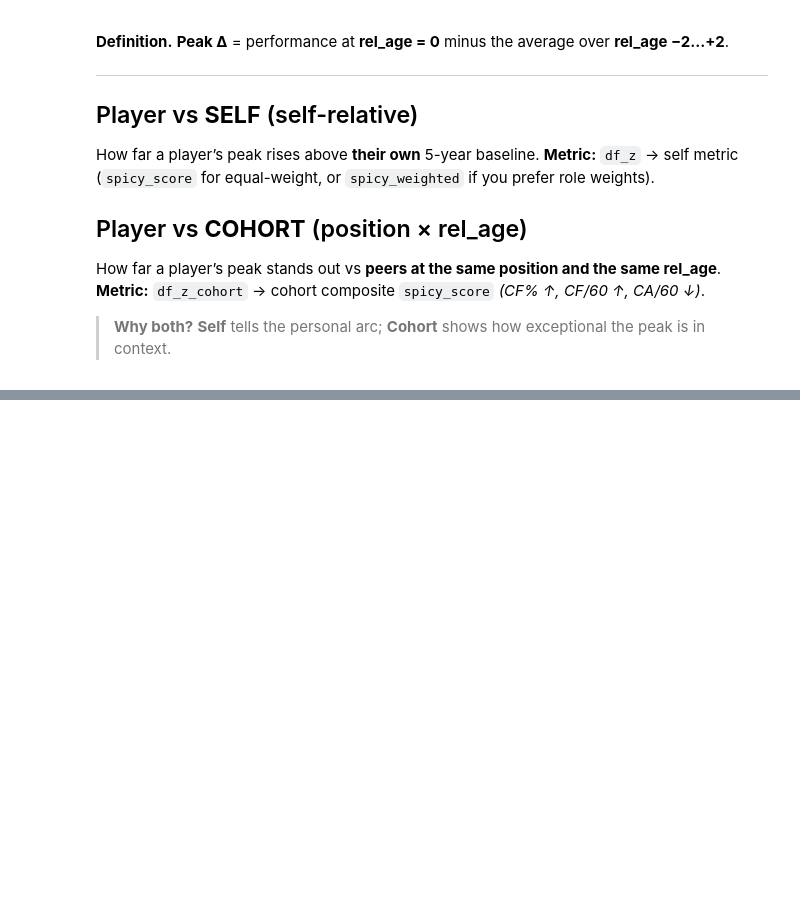
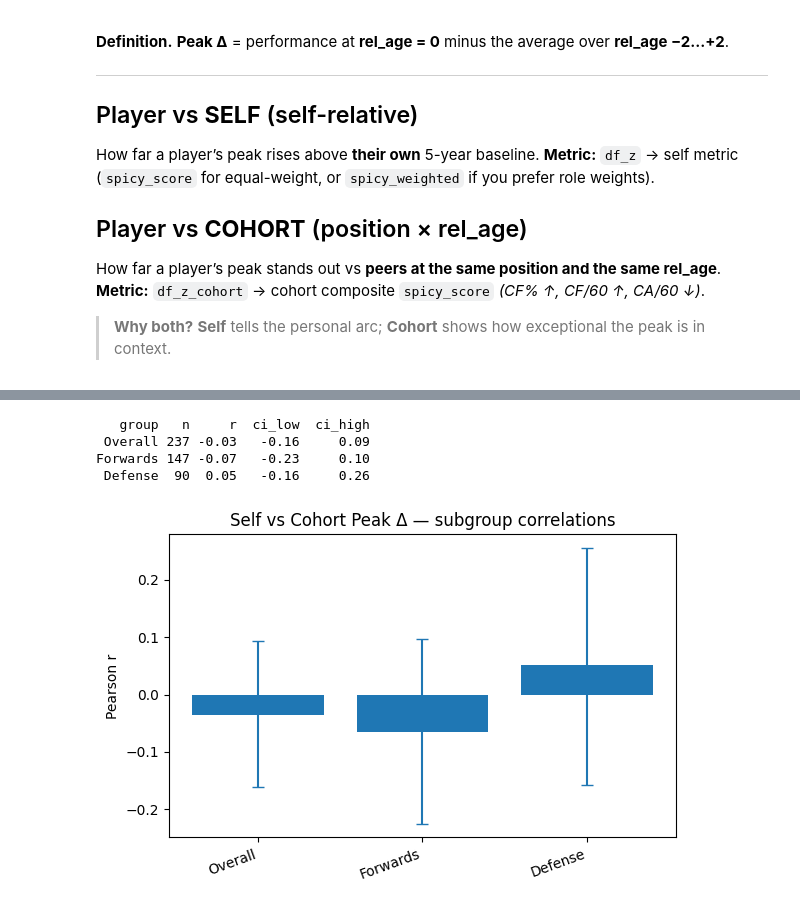
Before and after one commit to ewnike/NHL-Beyond-27, a Jupyter notebook: NHL_Beyond27_Book3_Spicy_&_Spicy-Weighted Analysis.ipynb, the cells around one changed output, grey strips where cells are left out. Saved outputs shown, nothing was run; the diff lists cells and outputs as text; code cells hidden in the pictures; blank space fills up the shorter version.

```diff
--- a/NHL_Beyond27_Book3_Spicy_&_Spicy-Weighted Analysis.ipynb
+++ b/NHL_Beyond27_Book3_Spicy_&_Spicy-Weighted Analysis.ipynb
@@ -2248,0 +2477,73 @@ hist_peak_delta(pd_cohort, "Peak Δ — Player vs COHORT (distribution by role)"
+# %%
+import matplotlib.pyplot as plt
+import numpy as np
+import pandas as pd
+
+
+def _pearson_ci(x, y):
+    x = np.asarray(x); y = np.asarray(y)
+    mask = np.isfinite(x) & np.isfinite(y)
+    x = x[mask]; y = y[mask]
+    if len(x) < 3:
+        return np.nan, np.nan, np.nan, 0
+    r = float(np.corrcoef(x, y)[0,1])
+    if np.isfinite(r) and len(x) > 3:
+        z = np.arctanh(np.clip(r, -0.999999, 0.999999))
+        se = 1/np.sqrt(len(x)-3)
+        zlo, zhi = z - 1.96*se, z + 1.96*se
+        r_lo, r_hi = np.tanh([zlo, zhi])
+    else:
+        r_lo = r_hi = np.nan
+    return r, r_lo, r_hi, len(x)
+
+def _summ_row(df, name):
+    r, r_lo, r_hi, n = _pearson_ci(df["peak_delta_cohort"], df["peak_delta_self"])
+    return {"group": name, "r": r, "ci_low": r_lo, "ci_high": r_hi, "n": n}
+
+# ---- base groups
+rows = []
+rows.append(_summ_row(m, "Overall"))
+
+if "role" in m.columns:
+    for k, lab in [("F","Forwards"), ("D","Defense")]:
+        rows.append(_summ_row(m.loc[m["role"]==k], lab))
+
+# ---- TOI tertiles if available
+toi_cols = [c for c in ["toi","toi_avg","toi_per_game","icetime","toi60"] if c in m.columns]
+if toi_cols:
+    toi_col = toi_cols[0]
+    valid = m[toi_col].replace([np.inf, -np.inf], np.nan).dropna()
+    if valid.size >= 3:
+        q = m[toi_col].rank(pct=True)
+        bins = pd.cut(q, [0, 1/3, 2/3, 1], labels=["Low TOI","Mid TOI","High TOI"], include_lowest=True)
+        for level in ["Low TOI","Mid TOI","High TOI"]:
+            rows.append(_summ_row(m.loc[bins==level], f"{level} ({toi_col})"))
+
+summary = pd.DataFrame(rows)
+
+# ---- simple table printout
+display_cols = ["group","n","r","ci_low","ci_high"]
+print(summary[display_cols].to_string(index=False, float_format=lambda v: f"{v: .2f}"))
+
+# ---- bar chart for r with CIs (matplotlib, single plot)
+plt.figure(figsize=(6,4))
+xpos = np.arange(len(summary))
+plt.bar(xpos, summary["r"].values)
+# error bars from ci
+errs = np.vstack([
+    summary["r"].values - summary["ci_low"].values,
+    summary["ci_high"].values - summary["r"].values
+])
+errs = np.where(np.isfinite(errs), errs, np.nan)
+plt.errorbar(xpos, summary["r"].values, yerr=errs, fmt="none", capsize=4)
+plt.xticks(xpos, summary["group"].values, rotation=20, ha="right")
+plt.ylabel("Pearson r")
+plt.title("Self vs Cohort Peak Δ — subgroup correlations")
+plt.tight_layout()
+plt.show()
+# %% [output]
+   group   n     r  ci_low  ci_high
+ Overall 237 -0.03   -0.16     0.09
+Forwards 147 -0.07   -0.23     0.10
+ Defense  90  0.05   -0.16     0.26
+[figure, added]
```
Also changed, not shown: parts of 15 cells of this notebook, 5 other files.
